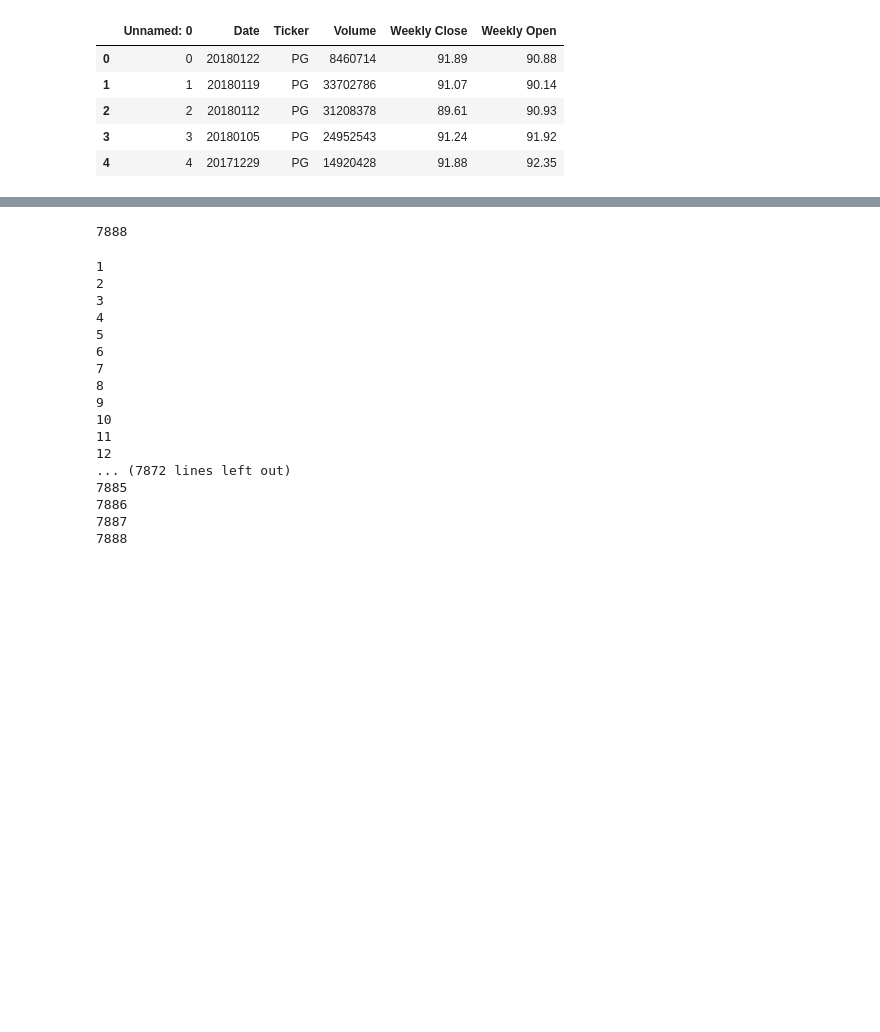
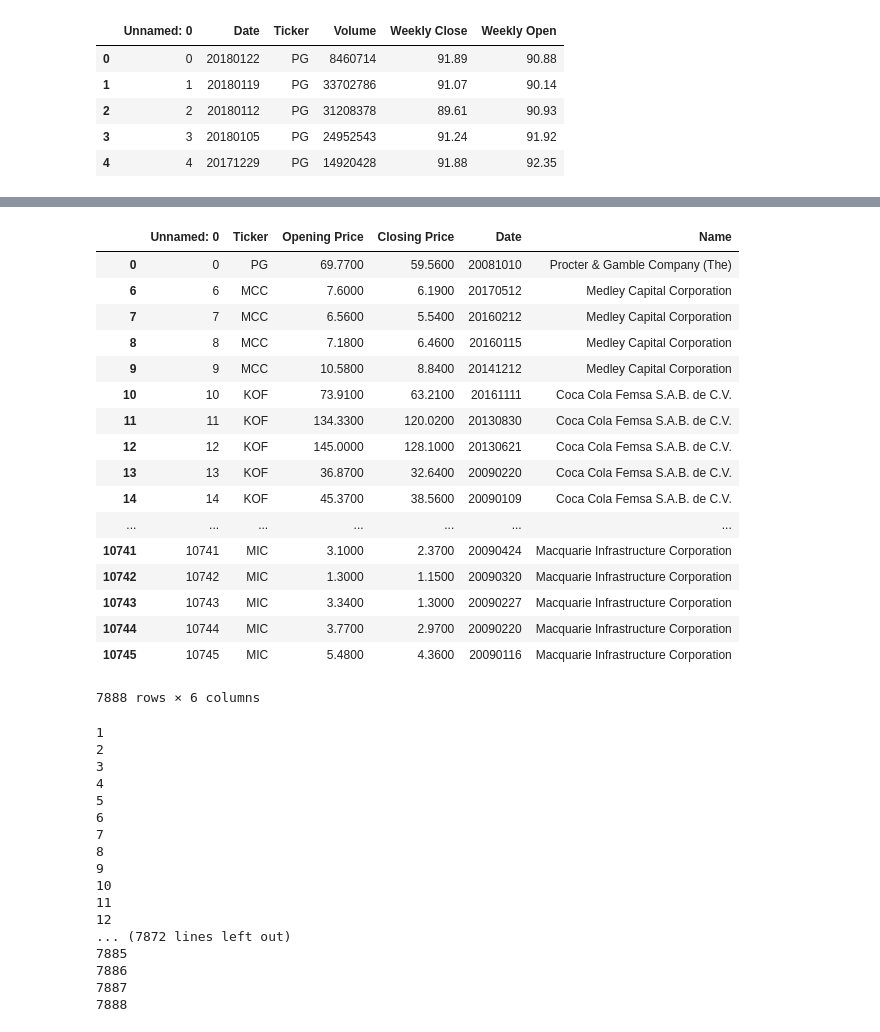
Before and after one commit to harshil753/Bounce_Back, a Jupyter notebook: 26 weeks.ipynb, the cells around one changed output, grey strips where cells are left out. Cells and saved outputs as stored; diff of their text form; code cells hidden in the pictures; blank space fills up the shorter version.

```diff
--- a/26 weeks.ipynb
+++ b/26 weeks.ipynb
@@ -68,7 +75,24 @@ pricedrop["Date"] = pricedrop["Date"].str.replace('-','')
 pricedrop["Date"] = pricedrop["Date"].apply(pd.to_numeric, errors='coerce')
 # %%
 pricedrop = pricedrop[pricedrop['Date'] > 20079999]
-len(pricedrop)
+pricedrop
 # %% [output]
+|  | Unnamed: 0 | Ticker | Opening Price | Closing Price | Date | Name |
+| 0 | 0 | PG | 69.7700 | 59.5600 | 20081010 | Procter & Gamble Company (The) |
+| 6 | 6 | MCC | 7.6000 | 6.1900 | 20170512 | Medley Capital Corporation |
+| 7 | 7 | MCC | 6.5600 | 5.5400 | 20160212 | Medley Capital Corporation |
+| 8 | 8 | MCC | 7.1800 | 6.4600 | 20160115 | Medley Capital Corporation |
+| 9 | 9 | MCC | 10.5800 | 8.8400 | 20141212 | Medley Capital Corporation |
+| 10 | 10 | KOF | 73.9100 | 63.2100 | 20161111 | Coca Cola Femsa S.A.B. de C.V. |
+| 11 | 11 | KOF | 134.3300 | 120.0200 | 20130830 | Coca Cola Femsa S.A.B. de C.V. |
+| 12 | 12 | KOF | 145.0000 | 128.1000 | 20130621 | Coca Cola Femsa S.A.B. de C.V. |
+| 13 | 13 | KOF | 36.8700 | 32.6400 | 20090220 | Coca Cola Femsa S.A.B. de C.V. |
+| 14 | 14 | KOF | 45.3700 | 38.5600 | 20090109 | Coca Cola Femsa S.A.B. de C.V. |
+| ... | ... | ... | ... | ... | ... | ... |
+| 10741 | 10741 | MIC | 3.1000 | 2.3700 | 20090424 | Macquarie Infrastructure Corporation |
+| 10742 | 10742 | MIC | 1.3000 | 1.1500 | 20090320 | Macquarie Infrastructure Corporation |
+| 10743 | 10743 | MIC | 3.3400 | 1.3000 | 20090227 | Macquarie Infrastructure Corporation |
+| 10744 | 10744 | MIC | 3.7700 | 2.9700 | 20090220 | Macquarie Infrastructure Corporation |
+| 10745 | 10745 | MIC | 5.4800 | 4.3600 | 20090116 | Macquarie Infrastructure Corporation |
-7888
+7888 rows × 6 columns
 # %%
```
Also changed, not shown: parts of 9 cells of this notebook, 2 other files.
